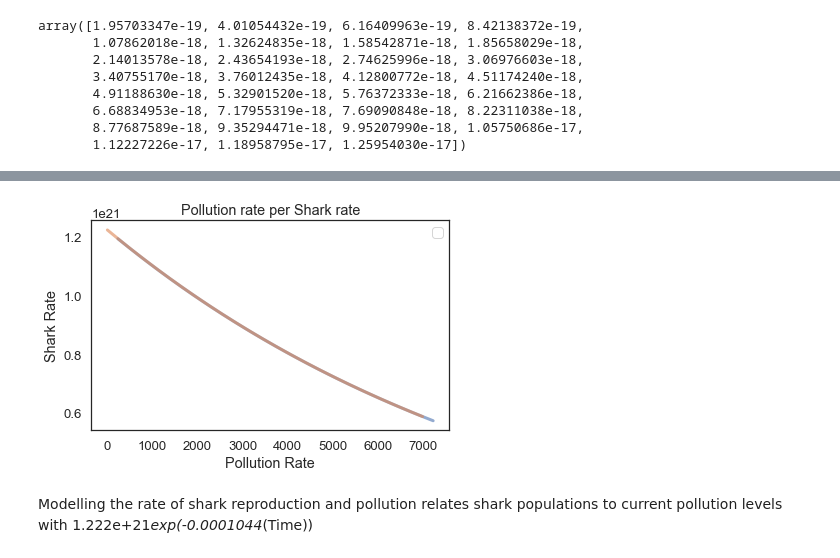
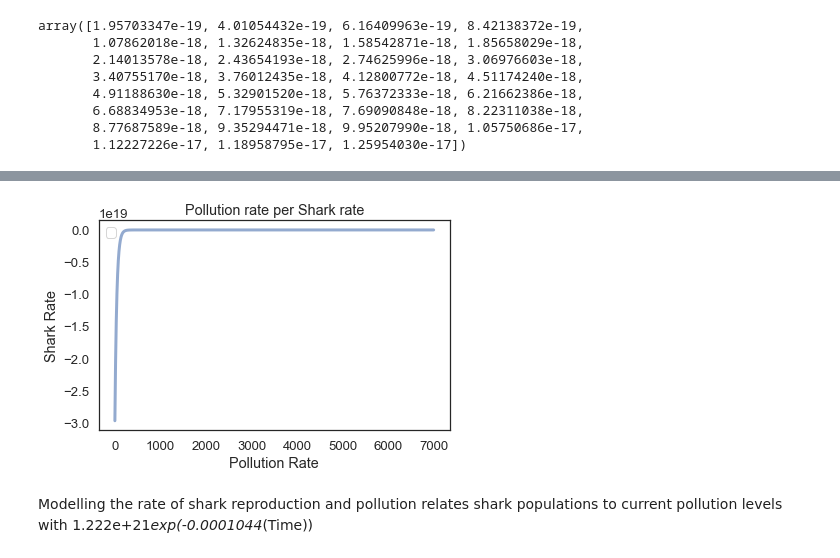
Before and after one commit to colinmsnow/ModSimPy, a Jupyter notebook: code/Project1_SharkData.ipynb, the cells around one changed output, grey strips where cells are left out. Drawn from its saved outputs; the diff is of its cells as text; code cells hidden in the pictures.

```diff
--- a/code/Project1_SharkData.ipynb
+++ b/code/Project1_SharkData.ipynb
@@ -175,12 +195,12 @@ array([1.95703347e-19, 4.01054432e-19, 6.16409963e-19, 8.42138372e-19,
 # %%
 #sharkPerPlastic=pollutionRateLin/sharkRateLin
-plot(pollutionRateLin,sharkRateLin)
-sharkPerPlasticExp=1.222e+21*exp(-0.0001044*((linrange(0,7000,1))))
+#plot(pollutionRateLin,sharkRateLin)
+sharkPerPlasticExp=-29747643494751453184 *exp(-0.02435 *linrange(0,7000,1))
 plot(linrange(0,7000,1),sharkPerPlasticExp)
 decorate(xlabel='Pollution Rate',
              ylabel='Shark Rate',
              title='Pollution rate per Shark rate')
 # %% [output]
-[figure, old version]
+[figure, new version]
 # %% [markdown]
 Modelling the rate of shark reproduction and pollution relates shark populations to current pollution levels with 1.222e+21*exp(-0.0001044*(Time))
```
Also changed, not shown: parts of 18 cells of this notebook, 39 other files.
